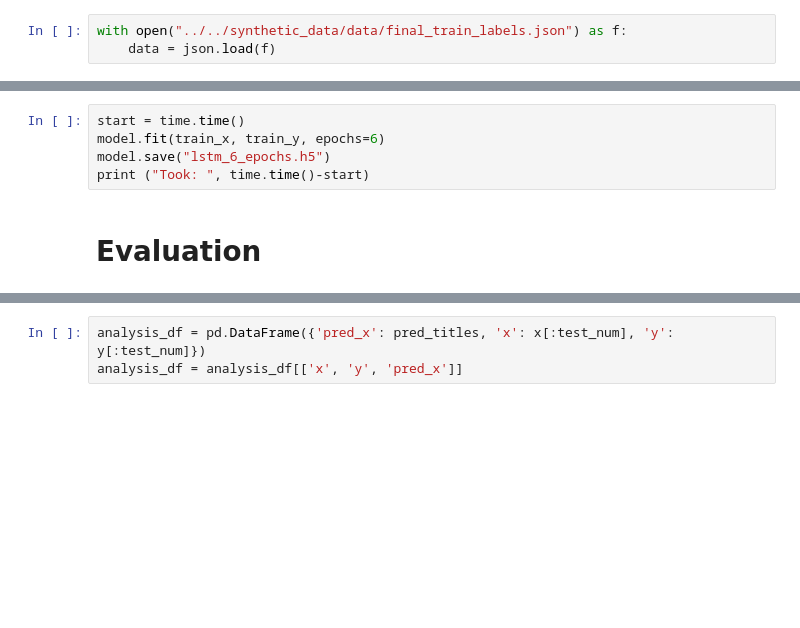
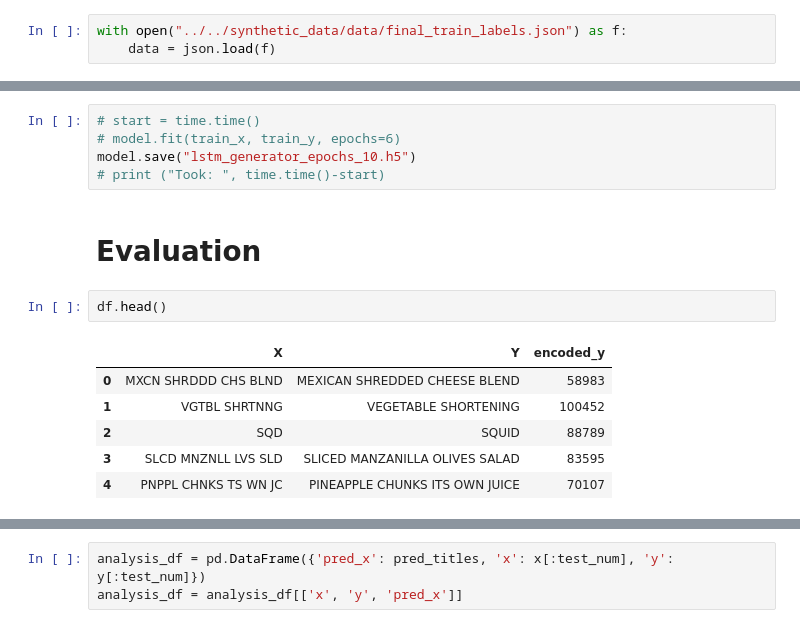
Before and after one commit to gtsli/grocery_e-receipt, a Jupyter notebook: approaches/LSTM/LSTM.ipynb, the cells around one changed output, grey strips where cells are left out. Saved outputs shown, nothing was run; the diff lists cells and outputs as text; blank space fills up the shorter version.

```diff
--- a/approaches/LSTM/LSTM.ipynb
+++ b/approaches/LSTM/LSTM.ipynb
@@ -66,9 +198,18 @@ print (train_y.shape)
 # %%
-start = time.time()
-model.fit(train_x, train_y, epochs=6)
-model.save("lstm_6_epochs.h5")
-print ("Took: ", time.time()-start)
+# start = time.time()
+# model.fit(train_x, train_y, epochs=6)
+model.save("lstm_generator_epochs_10.h5")
+# print ("Took: ", time.time()-start)
 # %% [markdown]
 # Evaluation
+# %%
+df.head()
+# %% [output]
+|  | X | Y | encoded_y |
+| 0 | MXCN SHRDDD CHS BLND | MEXICAN SHREDDED CHEESE BLEND | 58983 |
+| 1 | VGTBL SHRTNNG | VEGETABLE SHORTENING | 100452 |
+| 2 | SQD | SQUID | 88789 |
+| 3 | SLCD MNZNLL LVS SLD | SLICED MANZANILLA OLIVES SALAD | 83595 |
+| 4 | PNPPL CHNKS TS WN JC | PINEAPPLE CHUNKS ITS OWN JUICE | 70107 |
 # %%
 test_num = 300
```
Also changed, not shown: parts of 19 cells of this notebook, 5 other files.
